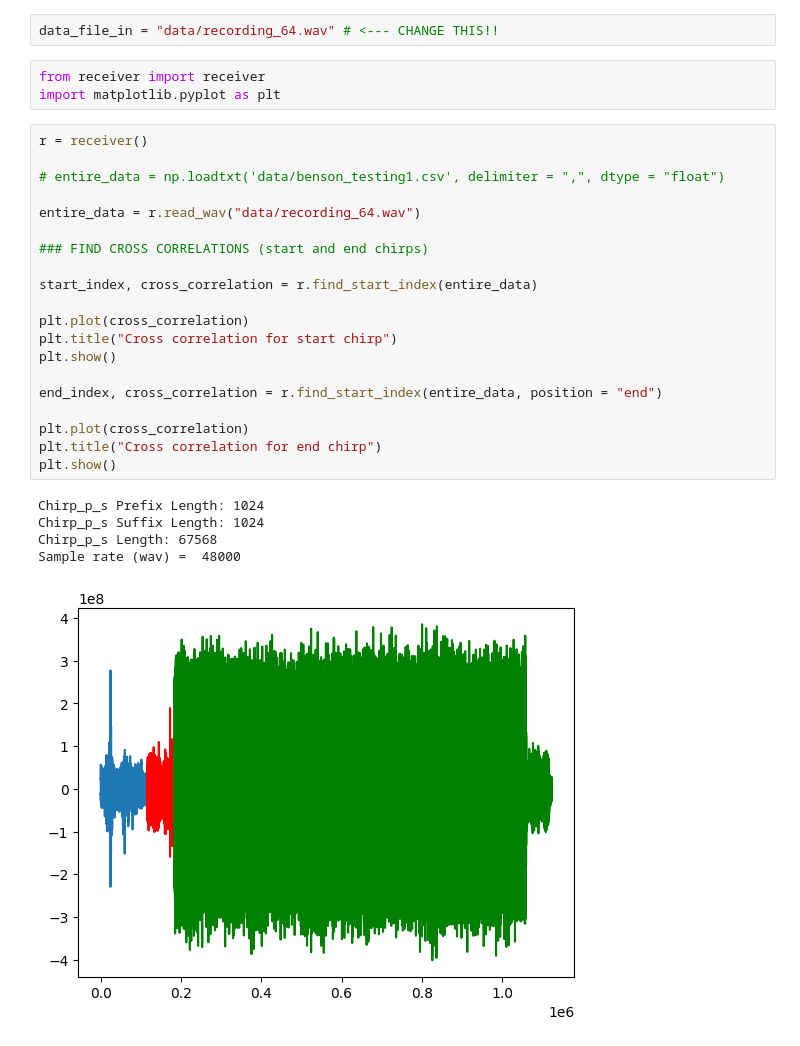
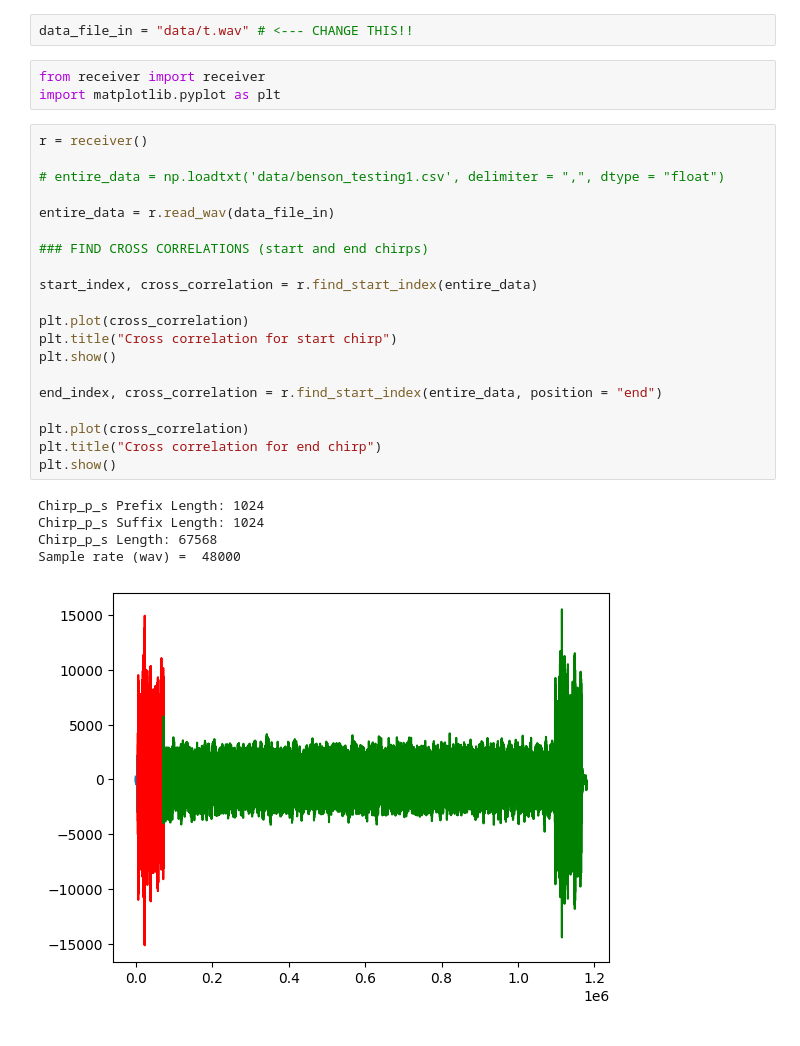
Before and after one commit to kmcm0707/GF3, a Jupyter notebook: final_modem/audio_modem.ipynb, the cells around one changed output. Drawn from its saved outputs; the diff is of its cells as text.

```diff
--- a/final_modem/audio_modem.ipynb
+++ b/final_modem/audio_modem.ipynb
@@ -1,31 +1,31 @@
 # %%
-data_file_in = "data/recording_64.wav" # <--- CHANGE THIS!!
+data_file_in = "data/t.wav" # <--- CHANGE THIS!!
 # %%
 from receiver import receiver
 import matplotlib.pyplot as plt
 # %%
 r = receiver()
 
 # entire_data = np.loadtxt('data/benson_testing1.csv', delimiter = ",", dtype = "float")
 
-entire_data = r.read_wav("data/recording_64.wav")
+entire_data = r.read_wav(data_file_in)
 
 ### FIND CROSS CORRELATIONS (start and end chirps)
 
 start_index, cross_correlation = r.find_start_index(entire_data)
 
 plt.plot(cross_correlation)
 plt.title("Cross correlation for start chirp")
 plt.show()
 
 end_index, cross_correlation = r.find_start_index(entire_data, position = "end")
 
 plt.plot(cross_correlation)
 plt.title("Cross correlation for end chirp")
 plt.show()
 # %% [output]
 Chirp_p_s Prefix Length: 1024
 Chirp_p_s Suffix Length: 1024
 Chirp_p_s Length: 67568
 Sample rate (wav) =  48000
-[figure, old version]
+[figure, new version]
```
Also changed, not shown: parts of 2 cells of this notebook, 3 other files.
